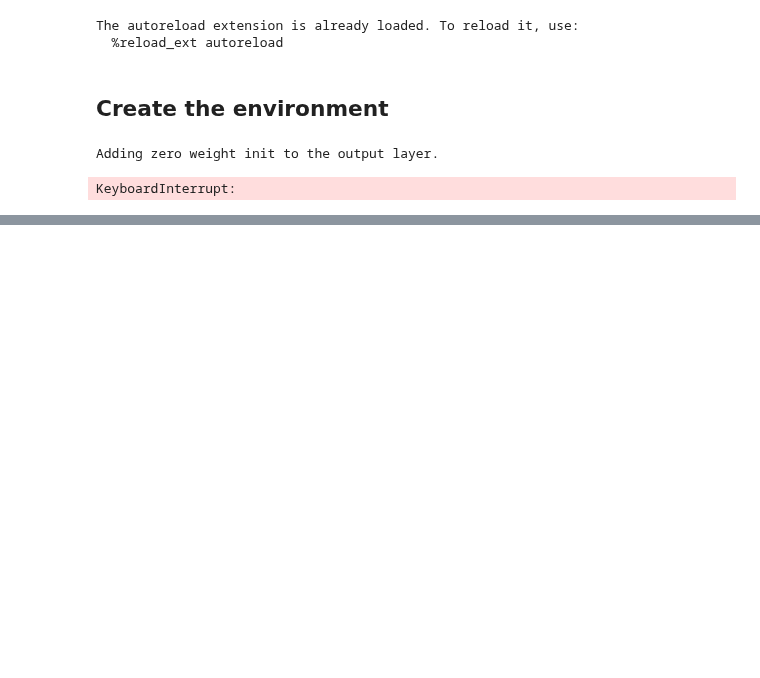
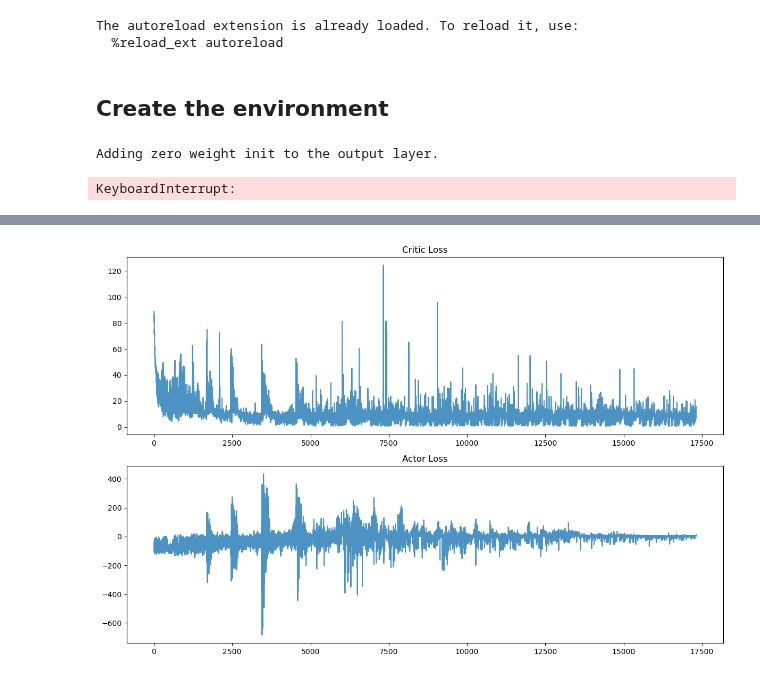
Before and after one commit to till2/self-driving-car, a Jupyter notebook: AC_Testing.ipynb, the cells around one changed output, grey strips where cells are left out. Saved outputs shown, nothing was run; the diff lists cells and outputs as text; code cells hidden in the pictures; blank space fills up the shorter version.

```diff
--- a/AC_Testing.ipynb
+++ b/AC_Testing.ipynb
@@ -221,23 +263,26 @@ plt.plot(to_np(torch.stack(value_preds)))
 # %%
 import matplotlib.pyplot as plt
 
 # Assuming `losses` is a dictionary containing the loss values
 
 # Create a figure and subplots
 fig, axs = plt.subplots(2, figsize=(12, 8))
 
-# Plot VAE loss
+# Plot Episode Return
+axs[]
 
 # Plot Critic loss
 axs[0].plot(losses["critic_loss"], alpha=0.8)
 axs[0].set_title("Critic Loss")
 
 # Plot Actor loss
 axs[1].plot(losses["actor_loss"], alpha=0.8)
 axs[1].set_title("Actor Loss")
 
 # Adjust spacing between subplots
 plt.tight_layout()
 
 # Show the plot
 plt.show()
+# %% [output]
+[figure, added]
```
Also changed, not shown: parts of 3 cells of this notebook, 3 other files.
